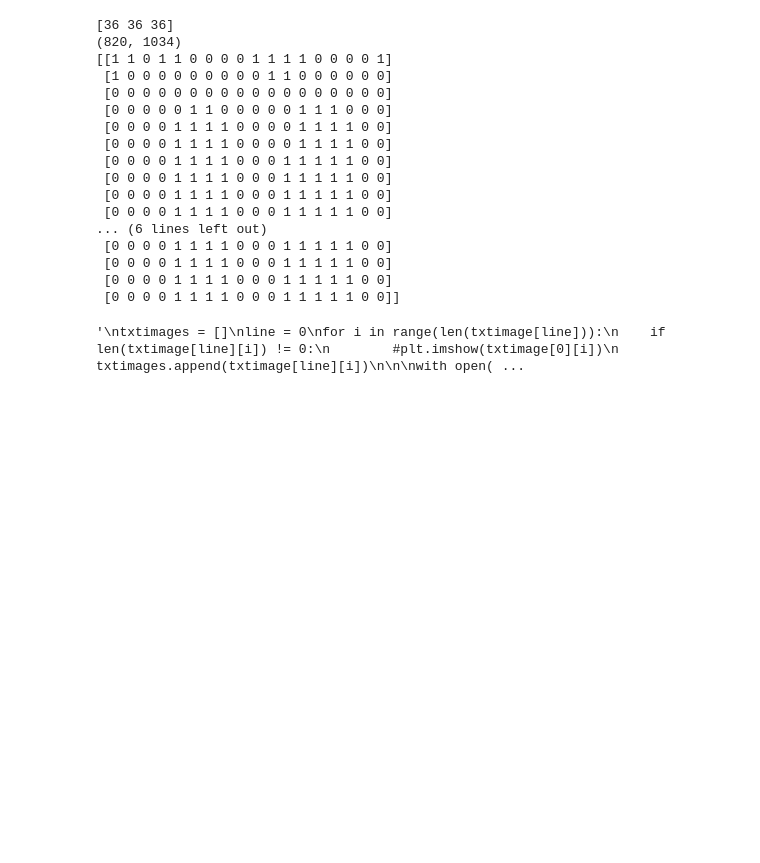
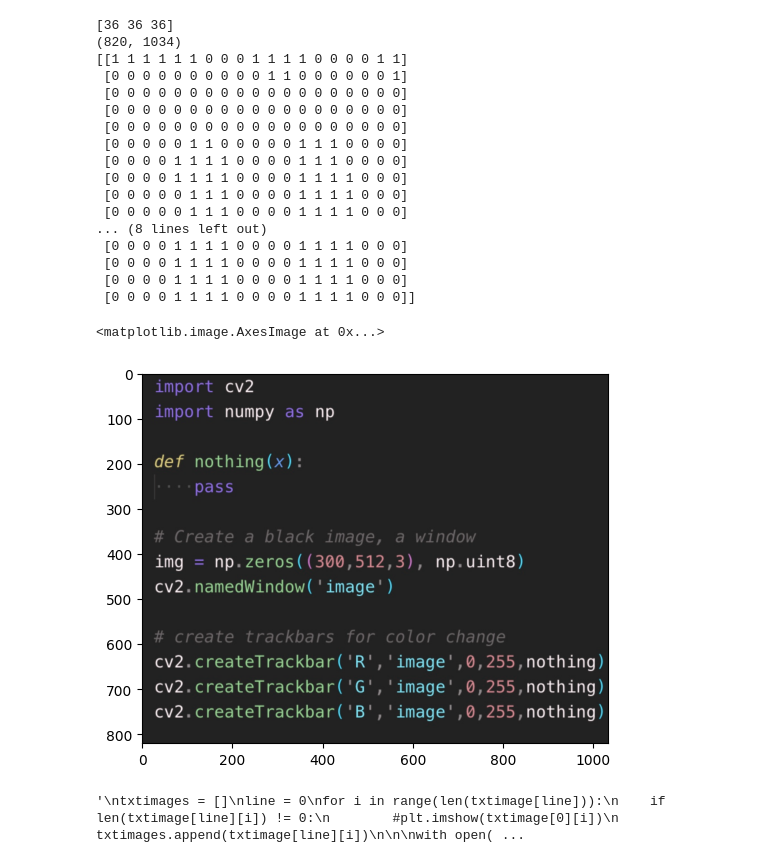
Before and after one commit to mtur2007/OCR_Reader, a Jupyter notebook: txtreader_Mk-II/textreader_Mk-II.ipynb, the cells around one changed output. Saved outputs shown, nothing was run; the diff lists cells and outputs as text; code cells hidden in the pictures; blank space fills up the shorter version.

```diff
--- a/txtreader_Mk-II/textreader_Mk-II.ipynb
+++ b/txtreader_Mk-II/textreader_Mk-II.ipynb
@@ -320,7 +320,9 @@ def print_textdatas(dataslist,writefilename):
 
 for imagename in imageslist:
 
-    dataslist = image_removal_background(imagename,[36,36,36],180)
+    #dataslist = image_removal_background(imagename,[36,36,36],180)
+
+    dataslist = image_removal_background(imagename,[36,36,36],60)
     dataslist = seach_txtposition(dataslist,100)
     dataslist = txtdatas_insert(dataslist)
 
@@ -334,21 +336,26 @@ for imagename in imageslist:
 # %% [output]
 [36 36 36]
 (820, 1034)
-[[1 1 0 1 1 0 0 0 0 1 1 1 1 0 0 0 0 1]
- [1 0 0 0 0 0 0 0 0 0 1 1 0 0 0 0 0 0]
- [0 0 0 0 0 0 0 0 0 0 0 0 0 0 0 0 0 0]
- [0 0 0 0 0 1 1 0 0 0 0 0 1 1 1 0 0 0]
- [0 0 0 0 1 1 1 1 0 0 0 0 1 1 1 1 0 0]
- [0 0 0 0 1 1 1 1 0 0 0 0 1 1 1 1 0 0]
- [0 0 0 0 1 1 1 1 0 0 0 1 1 1 1 1 0 0]
- [0 0 0 0 1 1 1 1 0 0 0 1 1 1 1 1 0 0]
- [0 0 0 0 1 1 1 1 0 0 0 1 1 1 1 1 0 0]
- [0 0 0 0 1 1 1 1 0 0 0 1 1 1 1 1 0 0]
-... (6 lines left out)
- [0 0 0 0 1 1 1 1 0 0 0 1 1 1 1 1 0 0]
- [0 0 0 0 1 1 1 1 0 0 0 1 1 1 1 1 0 0]
- [0 0 0 0 1 1 1 1 0 0 0 1 1 1 1 1 0 0]
- [0 0 0 0 1 1 1 1 0 0 0 1 1 1 1 1 0 0]]
+[[1 1 1 1 1 1 0 0 0 1 1 1 1 0 0 0 0 1 1]
+ [0 0 0 0 0 0 0 0 0 0 1 1 0 0 0 0 0 0 1]
+ [0 0 0 0 0 0 0 0 0 0 0 0 0 0 0 0 0 0 0]
+ [0 0 0 0 0 0 0 0 0 0 0 0 0 0 0 0 0 0 0]
+ [0 0 0 0 0 0 0 0 0 0 0 0 0 0 0 0 0 0 0]
+ [0 0 0 0 0 1 1 0 0 0 0 0 1 1 1 0 0 0 0]
+ [0 0 0 0 1 1 1 1 0 0 0 0 1 1 1 0 0 0 0]
+ [0 0 0 0 1 1 1 1 0 0 0 0 1 1 1 1 0 0 0]
+ [0 0 0 0 0 1 1 1 0 0 0 0 1 1 1 1 0 0 0]
+ [0 0 0 0 0 1 1 1 0 0 0 0 1 1 1 1 0 0 0]
+... (8 lines left out)
+ [0 0 0 0 1 1 1 1 0 0 0 0 1 1 1 1 0 0 0]
+ [0 0 0 0 1 1 1 1 0 0 0 0 1 1 1 1 0 0 0]
+ [0 0 0 0 1 1 1 1 0 0 0 0 1 1 1 1 0 0 0]
+ [0 0 0 0 1 1 1 1 0 0 0 0 1 1 1 1 0 0 0]]
+# %%
+plt.imshow(cv2.imread(imagename))
+# %% [output]
+<matplotlib.image.AxesImage at 0x...>
+[figure, added]
 # %%
 
 seach_textdatas = []
```
Also changed, not shown: parts of 2 cells of this notebook, 3 other files.
